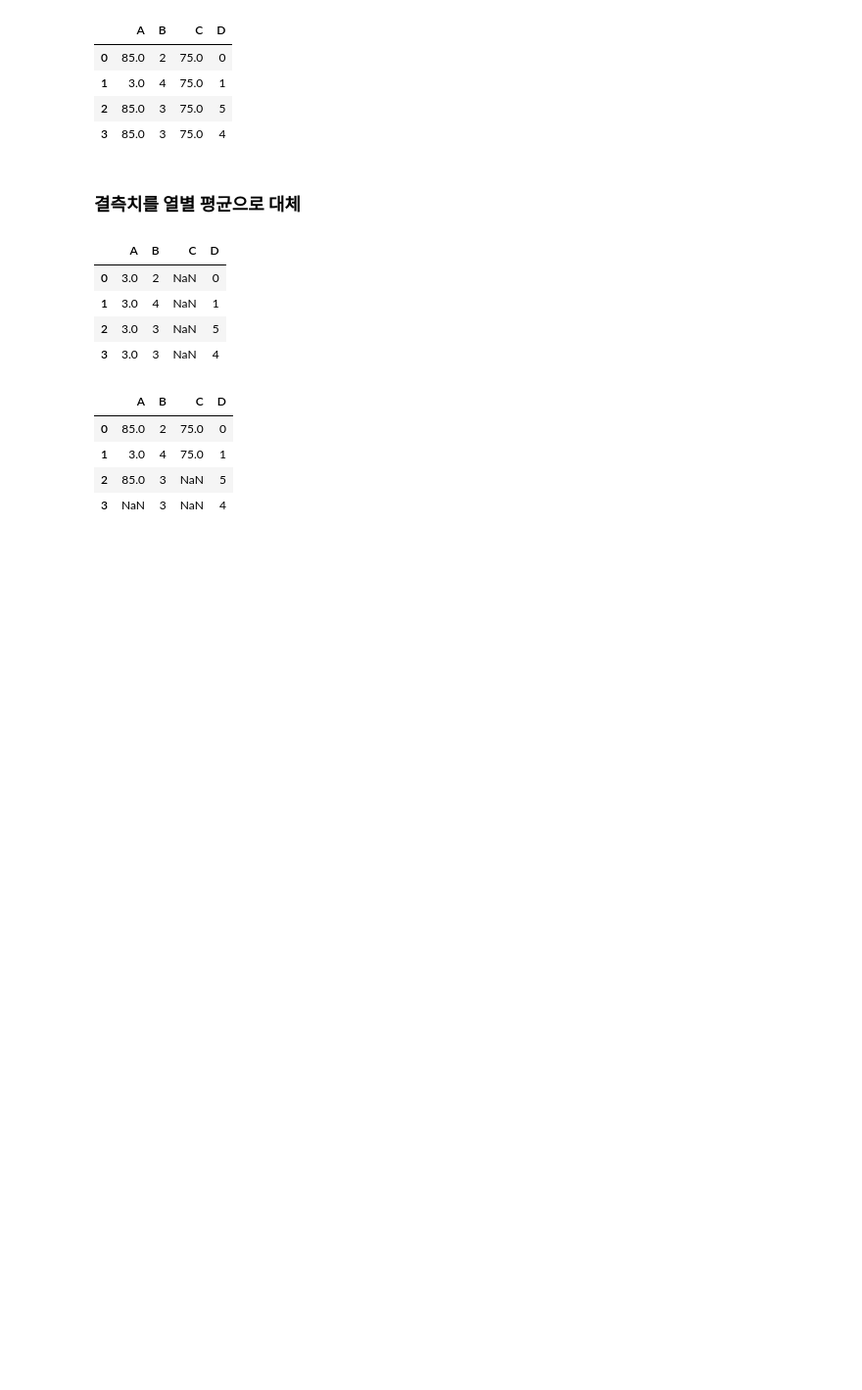
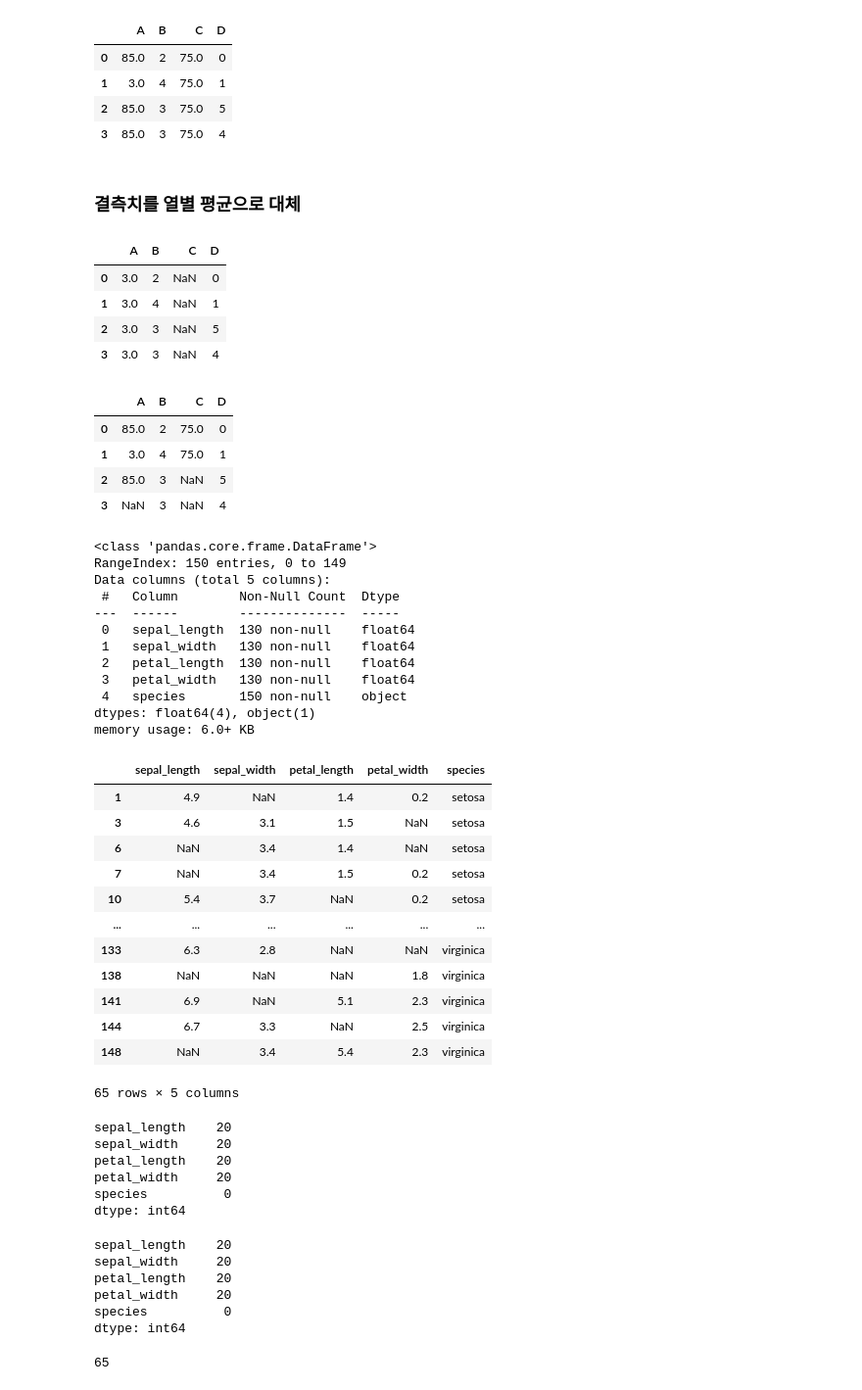
Before and after one commit to devna0111/ai_x, a Jupyter notebook: source/01_python/ch11_데이터프레임과시리즈(pandas)_9절_13절.ipynb, the cells around one changed output. Shown at 98% size. Cells and saved outputs as stored; diff of their text form; code cells hidden in the pictures; blank space fills up the shorter version.

```diff
--- a/source/01_python/ch11_데이터프레임과시리즈(pandas)_9절_13절.ipynb
+++ b/source/01_python/ch11_데이터프레임과시리즈(pandas)_9절_13절.ipynb
@@ -622,3 +622,64 @@ df.fillna(limit = 2, value = values) #limit 개의 결측치만 대체
 | 1 | 3.0 | 4 | 75.0 | 1 |
 | 2 | 85.0 | 3 | NaN | 5 |
 | 3 | NaN | 3 | NaN | 4 |
+# %%
+# quiz.
+# (1) iris 각 열마다 결측치를 20개씩 인위적으로 추가하기 ok
+# (1-1) 결측치가 각 열 마다 20개씩 확인 ok
+# (2-1) 결측치는 각 열의 중위수로 대체 : fillna => iris_2 할당 ok
+# (2-2) 결측치를 종별(그룹화) 열별 중위수로 대체 : fillna 사용 X
+iris = sns.load_dataset('iris')
+for i in range(iris.shape[1]-1) :
+    iris.iloc[random.sample(range(iris.shape[0]),20), i] = np.nan
+iris.info()
+iris[iris.isnull().any(axis=1)]
+# %% [output]
+<class 'pandas.core.frame.DataFrame'>
+RangeIndex: 150 entries, 0 to 149
+Data columns (total 5 columns):
+ #   Column        Non-Null Count  Dtype
+---  ------        --------------  -----
+ 0   sepal_length  130 non-null    float64
+ 1   sepal_width   130 non-null    float64
+ 2   petal_length  130 non-null    float64
+ 3   petal_width   130 non-null    float64
+ 4   species       150 non-null    object
+dtypes: float64(4), object(1)
+memory usage: 6.0+ KB
+|  | sepal_length | sepal_width | petal_length | petal_width | species |
+| 1 | 4.9 | NaN | 1.4 | 0.2 | setosa |
+| 3 | 4.6 | 3.1 | 1.5 | NaN | setosa |
+| 6 | NaN | 3.4 | 1.4 | NaN | setosa |
+| 7 | NaN | 3.4 | 1.5 | 0.2 | setosa |
+| 10 | 5.4 | 3.7 | NaN | 0.2 | setosa |
+| ... | ... | ... | ... | ... | ... |
+| 133 | 6.3 | 2.8 | NaN | NaN | virginica |
+| 138 | NaN | NaN | NaN | 1.8 | virginica |
+| 141 | 6.9 | NaN | 5.1 | 2.3 | virginica |
+| 144 | 6.7 | 3.3 | NaN | 2.5 | virginica |
+| 148 | NaN | 3.4 | 5.4 | 2.3 | virginica |
+65 rows × 5 columns
+# %%
+# 결측치 확인 - iris.isna() or iris.isnull() 결측치 인지 여부
+iris.isna().sum()
+# %% [output]
+sepal_length    20
+sepal_width     20
+petal_length    20
+petal_width     20
+species          0
+dtype: int64
+# %%
+iris.isnull().sum()
+# %% [output]
+sepal_length    20
+sepal_width     20
+petal_length    20
+petal_width     20
+species          0
+dtype: int64
+# %%
+# 결측치가 하나라도 있는 행
+len(iris[iris.isnull().any(axis=1)].index)
+# %% [output]
+65
```
Also changed, not shown: parts of 68 cells of this notebook, 8 other files.
